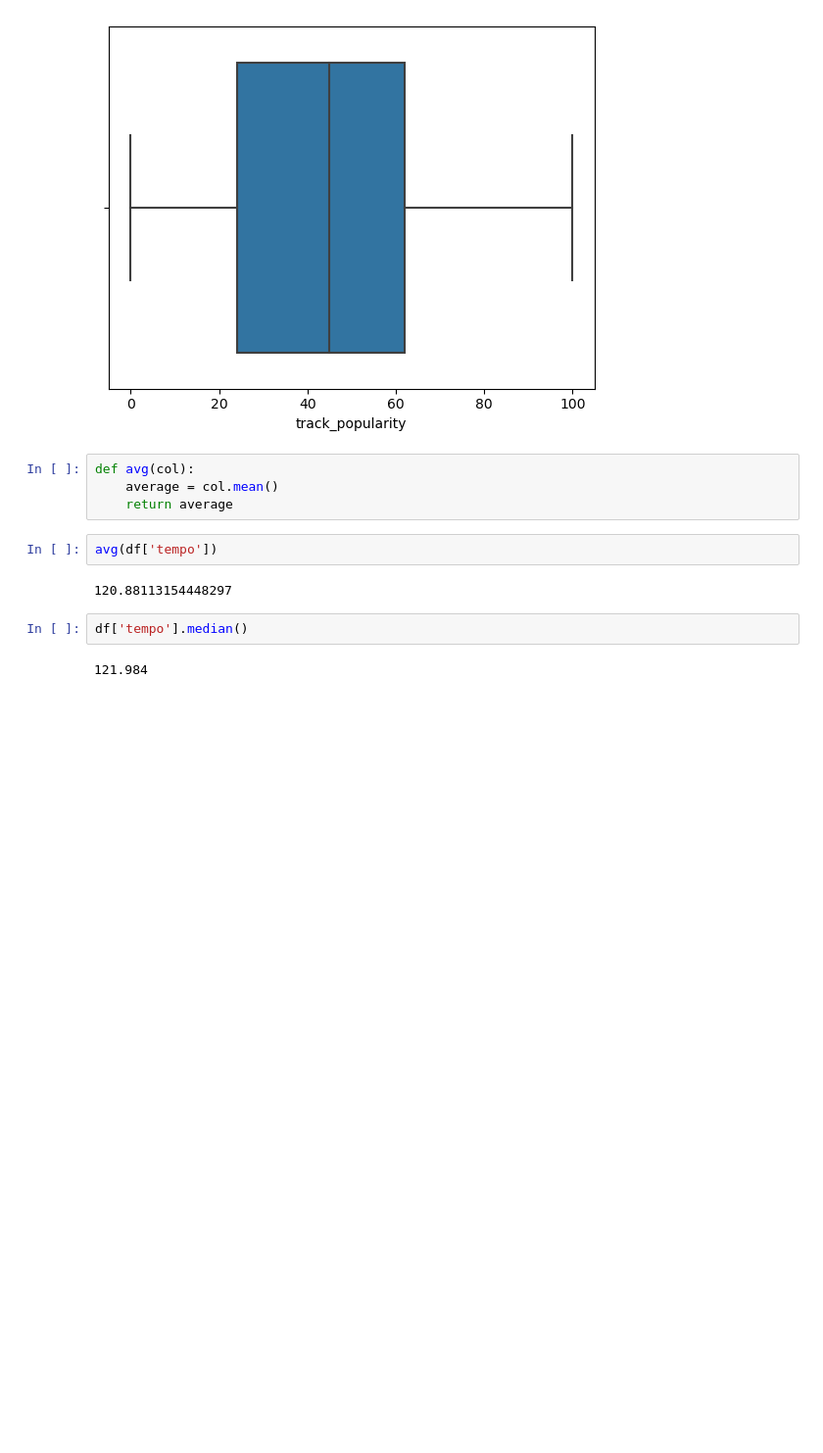
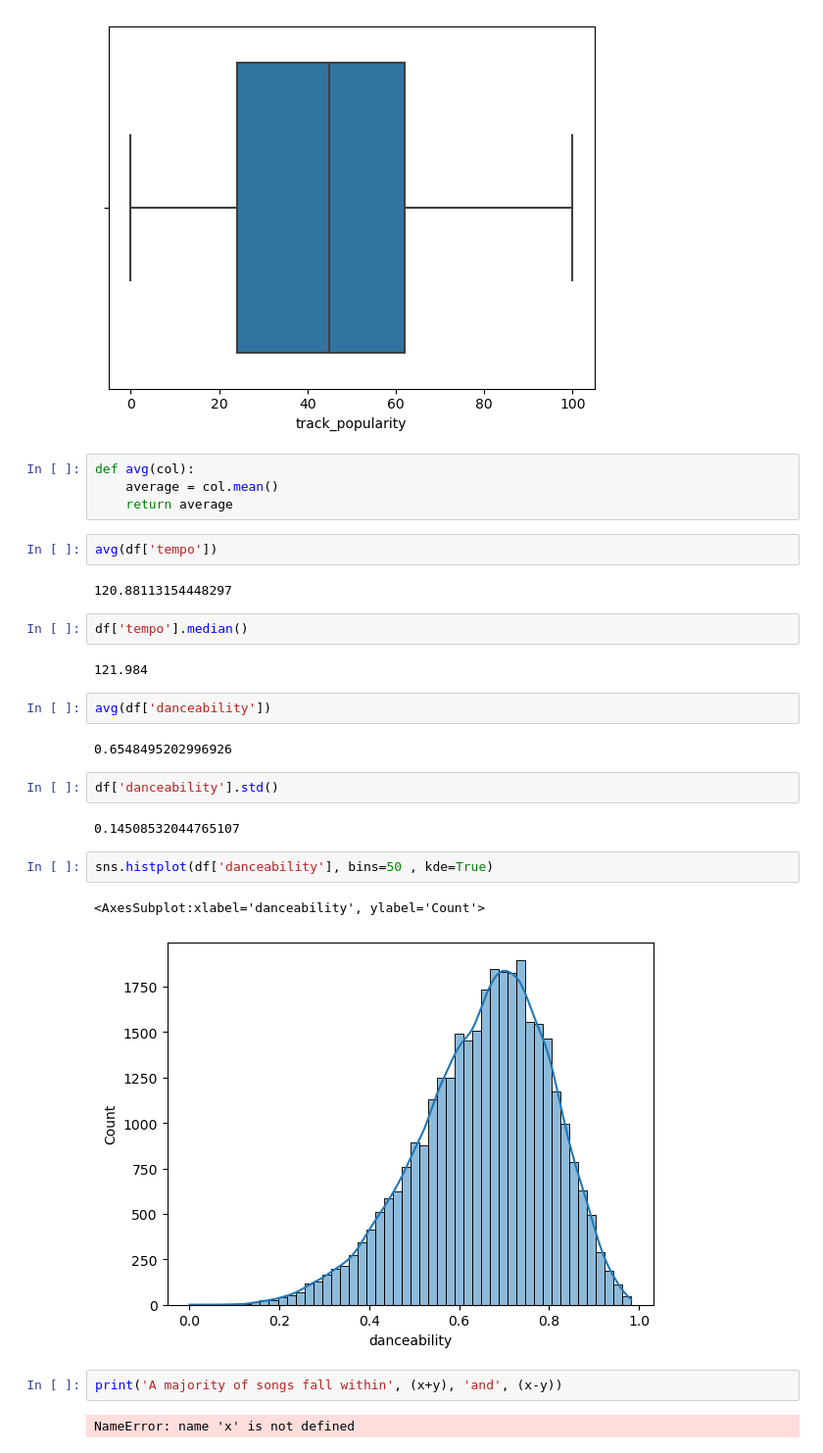
Before and after one commit to ReapersOne/AI, a Jupyter notebook: Semester 1/Spotify/MoreSpotify.ipynb, the cells around one changed output. Shown at 98% size. Saved outputs shown, nothing was run; the diff lists cells and outputs as text; blank space fills up the shorter version.

```diff
--- a/Semester 1/Spotify/MoreSpotify.ipynb
+++ b/Semester 1/Spotify/MoreSpotify.ipynb
@@ -65,3 +65,20 @@ avg(df['tempo'])
 df['tempo'].median()
 # %% [output]
 121.984
+# %%
+avg(df['danceability'])
+# %% [output]
+0.6548495202996926
+# %%
+df['danceability'].std()
+# %% [output]
+0.14508532044765107
+# %%
+sns.histplot(df['danceability'], bins=50 , kde=True)
+# %% [output]
+<AxesSubplot:xlabel='danceability', ylabel='Count'>
+[figure, added]
+# %%
+print('A majority of songs fall within', (x+y), 'and', (x-y))
+# %% [output]
+NameError: name 'x' is not defined
```
Also changed, not shown: parts of 1 cell of this notebook.
